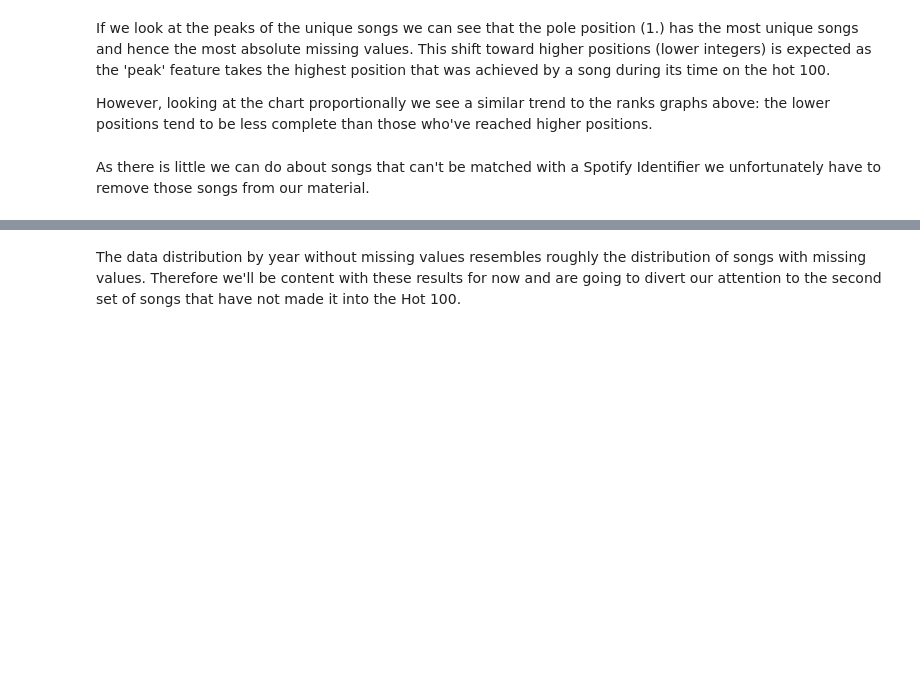
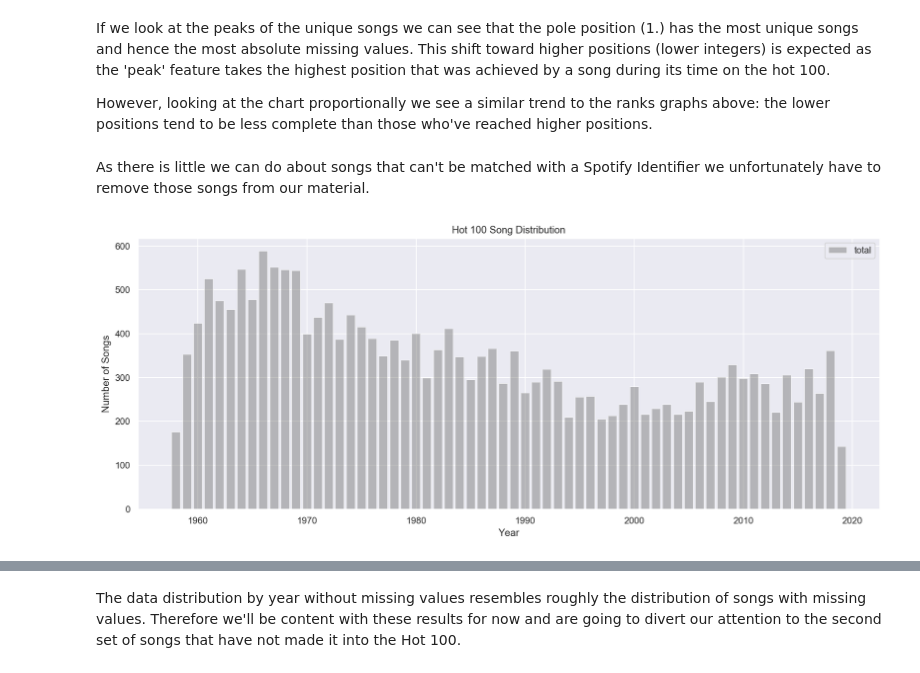
Before and after one commit to Germoe/hit-predictor, a Jupyter notebook: notebooks/_Step 1 Wrangling (Hot 100 and Spotify Sample).ipynb, the cells around one changed output, grey strips where cells are left out. Cells and saved outputs as stored; diff of their text form; code cells hidden in the pictures; blank space fills up the shorter version.

```diff
--- a/notebooks/_Step 1 Wrangling (Hot 100 and Spotify Sample).ipynb
+++ b/notebooks/_Step 1 Wrangling (Hot 100 and Spotify Sample).ipynb
@@ -501,20 +506,22 @@ As there is little we can do about songs that can't be matched with a Spotify Id
 # %%
 hot100_processed_no_nan = hot100_processed.dropna(subset=['iterator'])
 target_columns =['date','year','rank','peak','title','artist','filename','id',
                'danceability','energy', 'key', 'loudness', 'mode', 'speechiness',
                'acousticness','instrumentalness', 'liveness', 'valence', 'tempo',
                'duration_ms', 'type', 'uri','track_href', 'analysis_url',
                'time_signature']
 hot100_processed_no_nan = hot100_processed_no_nan.loc[:,target_columns]
 
 hits_uniq = hot100_processed_no_nan.drop_duplicates(subset=['artist','title'],keep='first')
 hits_uniq = hits_uniq.drop('rank',axis=1)
 hits_uniq = hits_uniq.set_index('date')
-hits_uniq_by_year = hits_uniq.groupby(by='year').count().loc[:,['peak','iterator']]
+hits_uniq_by_year = hits_uniq.groupby(by='year').count().loc[:,['peak','title']]
 hits_uniq_by_year.columns = ['total','complete']
 
 _ = plot_single(x=hits_uniq_by_year.index,y=hits_uniq_by_year.total,\
         title='Hot 100 Song Distribution',xlabel='Year',ylabel='Number of Songs')
+# %% [output]
+[figure, added]
 # %%
 processed_path = '../processed/'
 hits_target = 'hits.csv'
```
Also changed, not shown: parts of 22 cells of this notebook, 6 other files.
